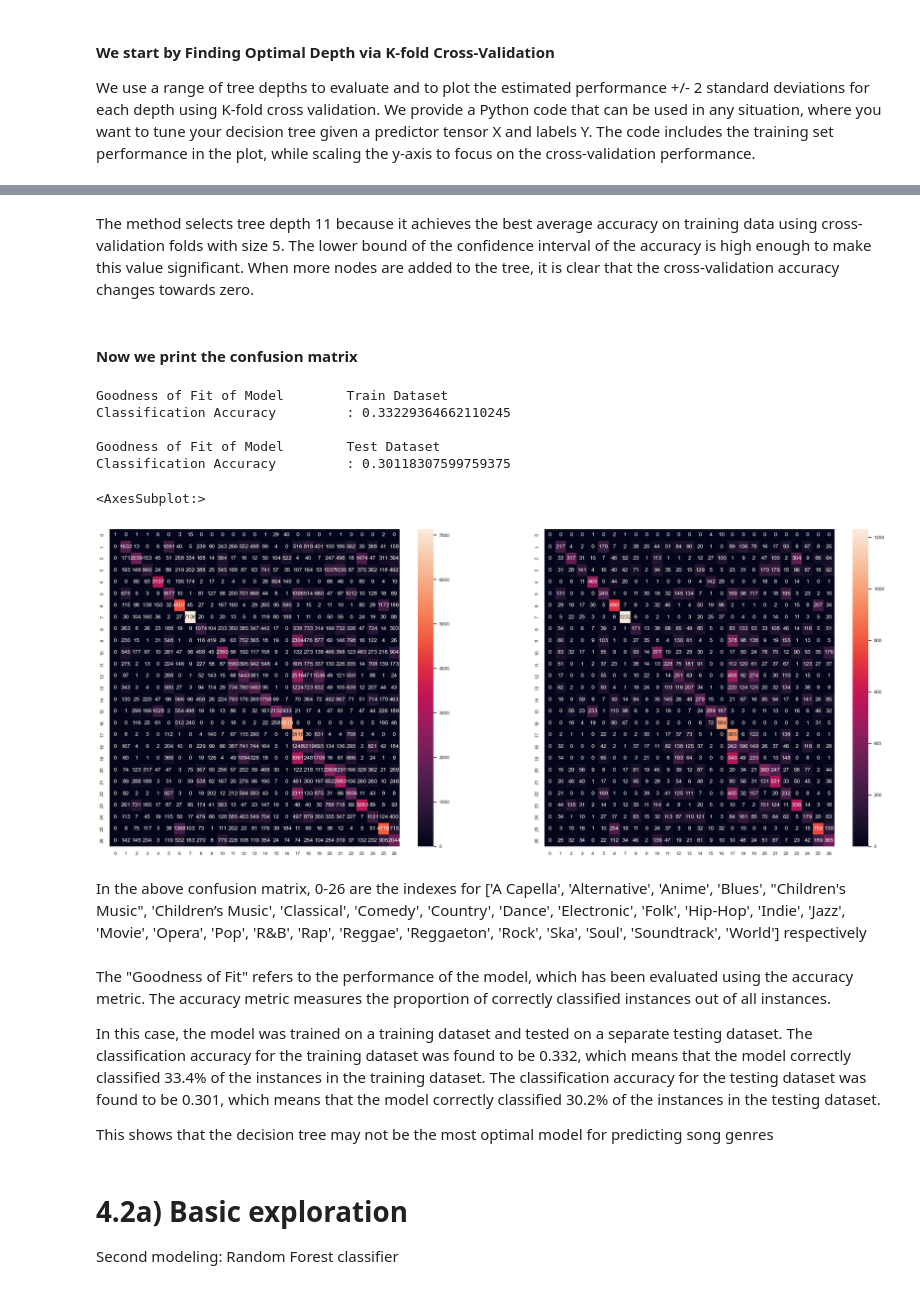
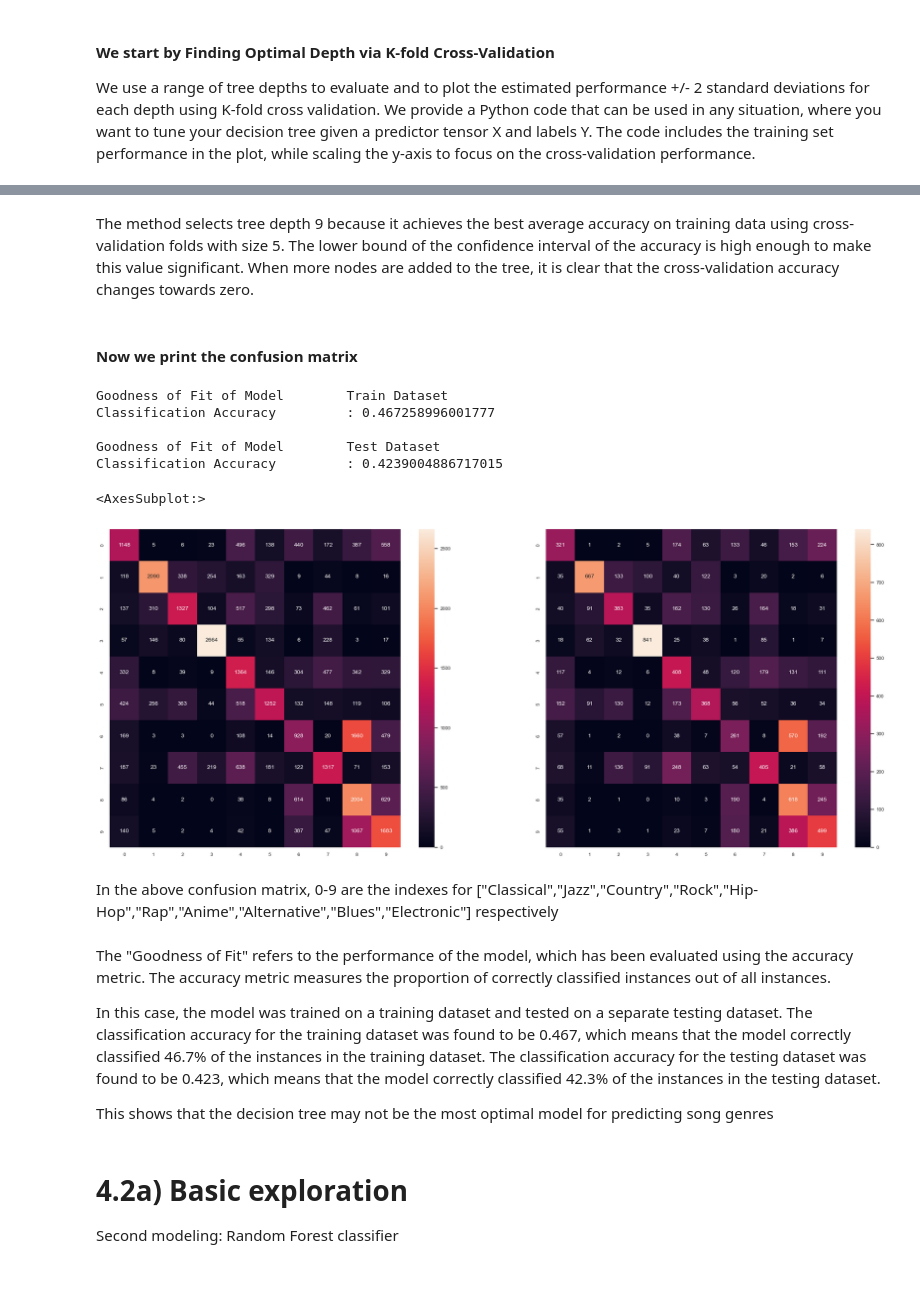
Before and after one commit to tanvi-jain3/SC1015-Song-Genre-Classification, a Jupyter notebook: Data Science Mini_Project.ipynb, the cells around one changed output, grey strips where cells are left out. Saved outputs shown, nothing was run; the diff lists cells and outputs as text; code cells hidden in the pictures.

```diff
--- a/Data Science Mini_Project.ipynb
+++ b/Data Science Mini_Project.ipynb
@@ -106,0 +172,2 @@ musicdata[duplicated]
+# %%
+music = music.drop(["index", "instance_id", "track_name", "obtained_date"], axis = 1)
@@ -144,2 +220,2 @@ The new dataset is then labelled as music.
 # %%
-music = musicdata.drop(columns=["track_id","track_name"])
+music.drop("artist_name", axis = 1, inplace = True)
@@ -242,3 +266,0 @@ Updated dataset established as music
-# %%
-music = musicdata.drop(columns=["track_id","track_name","artist_name","instrumentalness"])
-music.head()
@@ -287,0 +287,4 @@ Only "instrumentalness," which makes up more than 90% of the data, has an unusua
+# %%
+music = music.drop(music[music["tempo"] == "?"].index)
+music["tempo"] = music["tempo"].astype("float")
+music["tempo"] = np.around(music["tempo"], decimals = 2)
@@ -702,55 +734,51 @@ The depth-11 tree achieves the best mean cross-validation accuracy 29.92905 +/-
 # %% [markdown]
-The method selects tree depth 11 because it achieves the best average accuracy on training data using cross-validation folds with size 5. The lower bound of the confidence interval of the accuracy is high enough to make this value significant. When more nodes are added to the tree, it is clear that the cross-validation accuracy changes towards zero.
+The method selects tree depth 9 because it achieves the best average accuracy on training data using cross-validation folds with size 5. The lower bound of the confidence interval of the accuracy is high enough to make this value significant. When more nodes are added to the tree, it is clear that the cross-validation accuracy changes towards zero.
 # %% [markdown]
 #### Now we print the confusion matrix
 # %%
 # Extract Response and Predictors
-y = pd.DataFrame(music['genre'])
+y = pd.DataFrame(music['music_genre'])
 X = pd.DataFrame(music[["energy", "valence", "popularity", "acousticness"]])
 # Split the Dataset into Train and Test
-X_train, X_test, y_train, y_test = train_test_split(X, y, test_size = 0.15)
+X_train, X_test, y_train, y_test = train_test_split(X, y, test_size = 0.25)
 # Decision Tree using Train Data
-dectree = DecisionTreeClassifier(max_depth = 11)  # create the decision tree object
+dectree = DecisionTreeClassifier(max_depth = 9)  # create the decision tree object
 dectree.fit(X_train, y_train)                    # train the decision tree model
 
 # Predict Response corresponding to Predictors
 y_train_pred = dectree.predict(X_train)
 y_test_pred = dectree.predict(X_test)
 
 # Check the Goodness of Fit (on Train Data)
 print("Goodness of Fit of Model \tTrain Dataset")
 print("Classification Accuracy \t:", dectree.score(X_train, y_train))
 print()
 
 # Check the Goodness of Fit (on Test Data)
 print("Goodness of Fit of Model \tTest Dataset")
 print("Classification Accuracy \t:", dectree.score(X_test, y_test))
 print()
 
 # Plot the Confusion Matrix for Train and Test
 f, axes = plt.subplots(1, 2, figsize=(25, 10))
 sns.heatmap(confusion_matrix(y_train, y_train_pred),
            annot = True, fmt=".0f", annot_kws={"size": 10}, ax = axes[0])
 sns.heatmap(confusion_matrix(y_test, y_test_pred),
            annot = True, fmt=".0f", annot_kws={"size": 10}, ax = axes[1])
 # %% [output]
 Goodness of Fit of Model        Train Dataset
-Classification Accuracy         : 0.33229364662110245
+Classification Accuracy         : 0.467258996001777
 
 Goodness of Fit of Model        Test Dataset
-Classification Accuracy         : 0.30118307599759375
+Classification Accuracy         : 0.4239004886717015
 <AxesSubplot:>
-[figure, old version]
+[figure, new version]
 # %% [markdown]
-In the above confusion matrix, 0-26 are the indexes for ['A Capella', 'Alternative', 'Anime', 'Blues', "Children's Music",
-       'Children’s Music', 'Classical', 'Comedy', 'Country', 'Dance',
-       'Electronic', 'Folk', 'Hip-Hop', 'Indie', 'Jazz', 'Movie', 'Opera',
-       'Pop', 'R&B', 'Rap', 'Reggae', 'Reggaeton', 'Rock', 'Ska', 'Soul',
-       'Soundtrack', 'World'] respectively
+In the above confusion matrix, 0-9 are the indexes for ["Classical","Jazz","Country","Rock","Hip-Hop","Rap","Anime","Alternative","Blues","Electronic"] respectively
 # %% [markdown]
 The "Goodness of Fit" refers to the performance of the model, which has been evaluated using the accuracy metric. The accuracy metric measures the proportion of correctly classified instances out of all instances.
 
-In this case, the model was trained on a training dataset and tested on a separate testing dataset. The classification accuracy for the training dataset was found to be 0.332, which means that the model correctly classified 33.4% of the instances in the training dataset. The classification accuracy for the testing dataset was found to be 0.301, which means that the model correctly classified 30.2% of the instances in the testing dataset.
+In this case, the model was trained on a training dataset and tested on a separate testing dataset. The classification accuracy for the training dataset was found to be 0.467, which means that the model correctly classified 46.7% of the instances in the training dataset. The classification accuracy for the testing dataset was found to be 0.423, which means that the model correctly classified 42.3% of the instances in the testing dataset.
 
 This shows that the decision tree may not be the most optimal model for predicting song genres
 # %% [markdown]
```
Also changed, not shown: parts of 100 cells of this notebook.
